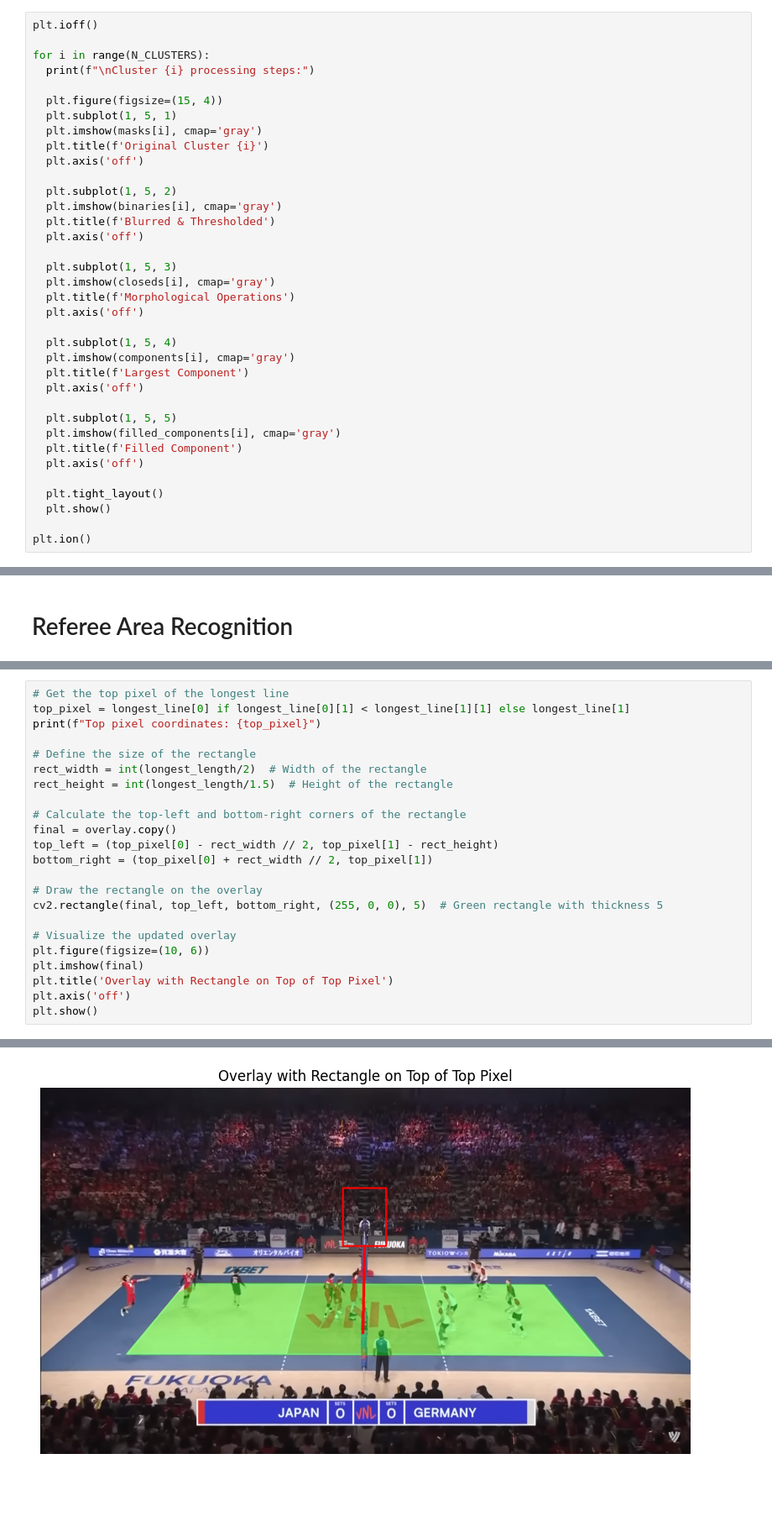
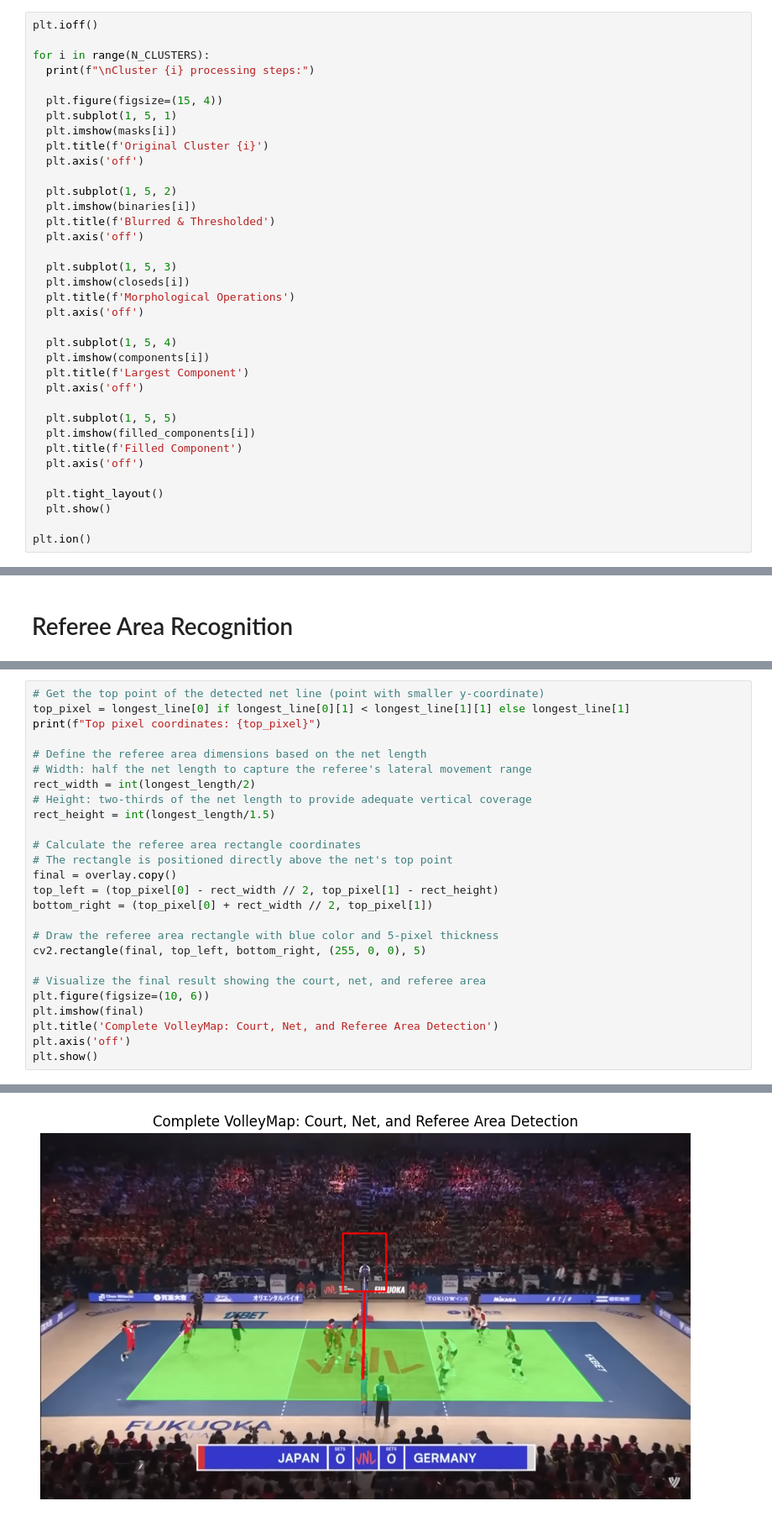
Before and after one commit to NizarNadif/volleymap, a Jupyter notebook: summary.ipynb, the cells around one changed output, grey strips where cells are left out. Shown at 84% size. Saved outputs shown, nothing was run; the diff lists cells and outputs as text; blank space fills up the shorter version.

```diff
--- a/summary.ipynb
+++ b/summary.ipynb
@@ -329,27 +329,27 @@ for i in range(N_CLUSTERS):
 
   plt.figure(figsize=(15, 4))
   plt.subplot(1, 5, 1)
-  plt.imshow(masks[i], cmap='gray')
+  plt.imshow(masks[i])
   plt.title(f'Original Cluster {i}')
   plt.axis('off')
 
   plt.subplot(1, 5, 2)
-  plt.imshow(binaries[i], cmap='gray')
+  plt.imshow(binaries[i])
   plt.title(f'Blurred & Thresholded')
   plt.axis('off')
 
   plt.subplot(1, 5, 3)
-  plt.imshow(closeds[i], cmap='gray')
+  plt.imshow(closeds[i])
   plt.title(f'Morphological Operations')
   plt.axis('off')
 
   plt.subplot(1, 5, 4)
-  plt.imshow(components[i], cmap='gray')
+  plt.imshow(components[i])
   plt.title(f'Largest Component')
   plt.axis('off')
 
   plt.subplot(1, 5, 5)
-  plt.imshow(filled_components[i], cmap='gray')
+  plt.imshow(filled_components[i])
   plt.title(f'Filled Component')
   plt.axis('off')
 
@@ -580,26 +621,29 @@ plt.show()
 # %%
-# Get the top pixel of the longest line
+# Get the top point of the detected net line (point with smaller y-coordinate)
 top_pixel = longest_line[0] if longest_line[0][1] < longest_line[1][1] else longest_line[1]
 print(f"Top pixel coordinates: {top_pixel}")
 
-# Define the size of the rectangle
-rect_width = int(longest_length/2)  # Width of the rectangle
-rect_height = int(longest_length/1.5)  # Height of the rectangle
+# Define the referee area dimensions based on the net length
+# Width: half the net length to capture the referee's lateral movement range
+rect_width = int(longest_length/2)
+# Height: two-thirds of the net length to provide adequate vertical coverage
+rect_height = int(longest_length/1.5)
 
-# Calculate the top-left and bottom-right corners of the rectangle
+# Calculate the referee area rectangle coordinates
+# The rectangle is positioned directly above the net's top point
 final = overlay.copy()
 top_left = (top_pixel[0] - rect_width // 2, top_pixel[1] - rect_height)
 bottom_right = (top_pixel[0] + rect_width // 2, top_pixel[1])
 
-# Draw the rectangle on the overlay
-cv2.rectangle(final, top_left, bottom_right, (255, 0, 0), 5)  # Green rectangle with thickness 5
+# Draw the referee area rectangle with blue color and 5-pixel thickness
+cv2.rectangle(final, top_left, bottom_right, (255, 0, 0), 5)
 
-# Visualize the updated overlay
+# Visualize the final result showing the court, net, and referee area
 plt.figure(figsize=(10, 6))
 plt.imshow(final)
-plt.title('Overlay with Rectangle on Top of Top Pixel')
+plt.title('Complete VolleyMap: Court, Net, and Referee Area Detection')
 plt.axis('off')
 plt.show()
 # %% [output]
 Top pixel coordinates: [1276  622]
-[figure, old version]
+[figure, new version]
```
Also changed, not shown: parts of 12 cells of this notebook.
